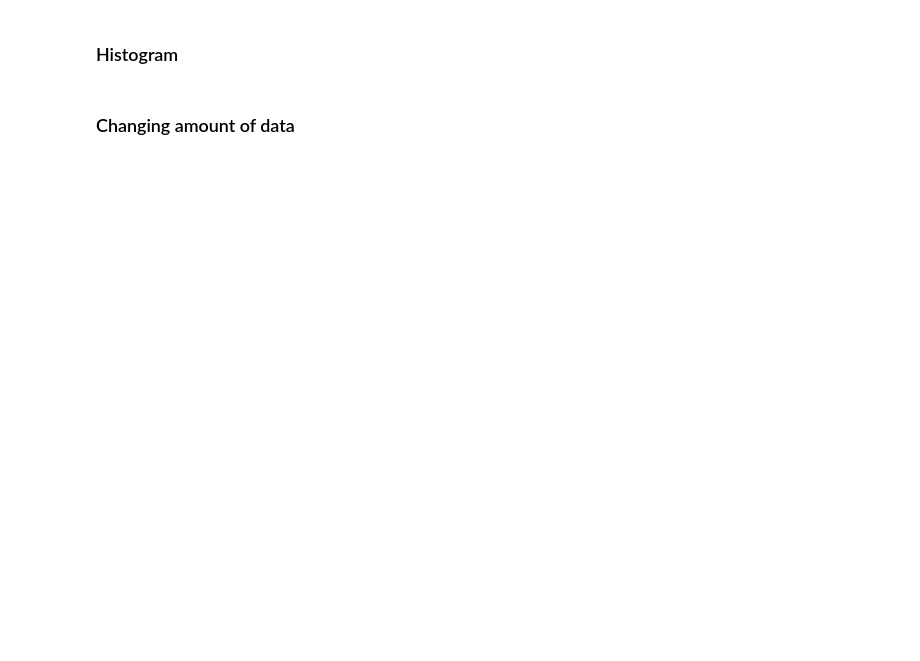
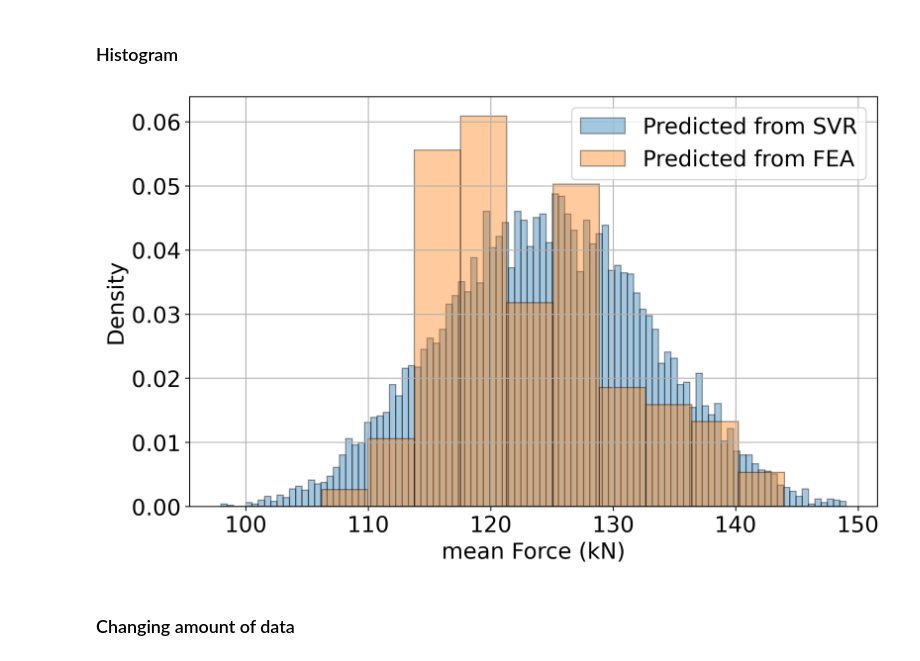
Before and after one commit to magnufoy/Surrogate-modeling, a Jupyter notebook: Monte_Carlo_10000/Monte_carlo.ipynb, the cells around one changed output. Cells and saved outputs as stored; diff of their text form; code cells hidden in the pictures; blank space fills up the shorter version.

```diff
--- a/Monte_Carlo_10000/Monte_carlo.ipynb
+++ b/Monte_Carlo_10000/Monte_carlo.ipynb
@@ -136,35 +158,37 @@ plt.hist(
     x=monte_carlo_df['predicted_mean_force'],
     bins=100,
     label='Predicted from SVR',
     alpha=0.4,
     edgecolor='black',
     linewidth=1,
     density=True
     )
 
 plt.hist(
-    x=training_df['max_force'],
+    x=training_df[''+force+'_force'],
     bins=10,
     label='Predicted from FEA',
     alpha=0.4,
     edgecolor='black',
     linewidth=1,
     density=True
     )
 
 mean = st.mean(monte_carlo_df['predicted_mean_force'])
 st_dev = st.stdev(monte_carlo_df['predicted_mean_force'])
 
 #plt.axvline(mean, color ='k', linewidth = 2.5,linestyle = 'dashed', label = 'Mean value')
 #plt.axvline(mean+st_dev, color ='y',linestyle = 'dashed',linewidth=2.5, label ='Std.deviation')
 #plt.axvline(mean-st_dev, color ='y',linestyle = 'dashed',linewidth= 2.5)
 plt.grid()
-plt.xlabel('Max Force (kN)', fontsize=18)
+plt.xlabel(force+' Force (kN)', fontsize=18)
 plt.ylabel('Density', fontsize=18)
 plt.xticks(fontsize=18)
 plt.yticks(fontsize=18)
 plt.legend(fontsize=18)
 plt.show()
+# %% [output]
+[figure, added]
 # %% [markdown]
 <h3>Changing amount of data
 # %%
```
Also changed, not shown: parts of 14 cells of this notebook, 5 other files.
